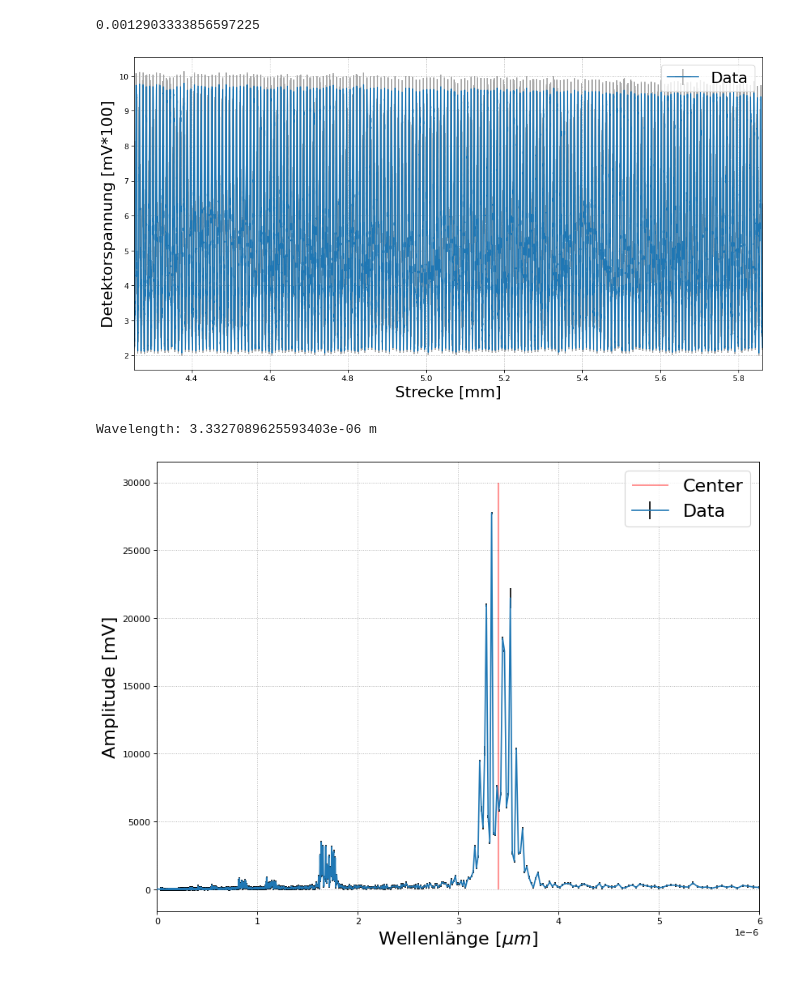
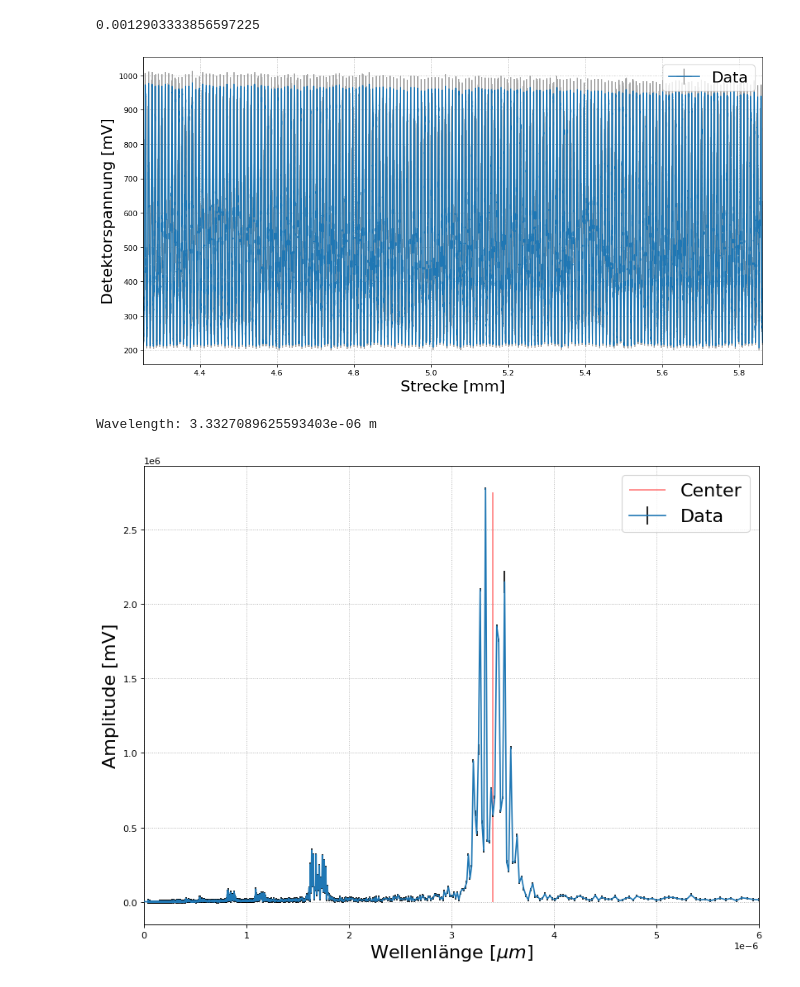
Before and after one commit to Friedrich-Jahns/Fortgeschrittenen-Praktikum-Physik, a Jupyter notebook: FP4_Michelson/A3/A3_fft.ipynb, the cells around one changed output. Drawn from its saved outputs; the diff is of its cells as text; code cells hidden in the pictures.

```diff
--- a/FP4_Michelson/A3/A3_fft.ipynb
+++ b/FP4_Michelson/A3/A3_fft.ipynb
@@ -19,6 +19,7 @@ with open('Res/cp-cal_res.txt','r') as tf:
 
 data = f.channel_to_pos(data,cal)
 # %%
+data[1] = data[1]*100
 yerr = 0.035339825186025027*np.abs(data[1])
 print(np.mean(data[2]))
 # %% [output]
@@ -27,43 +28,43 @@ print(np.mean(data[2]))
 f.figsize(2)
 plt.errorbar(data[0],data[1],yerr=yerr,xerr=data[2],label = 'Data',ecolor='darkgray')
 
-f.form([4.2532,5.8615],xlabel='Strecke [mm]',ylabel='Detektorspannung [mV*100]',name='Res/A3_interferogramm.pdf')
+f.form([4.2532,5.8615],xlabel='Strecke [mm]',ylabel='Detektorspannung [mV]',name='Res/A3_interferogramm.pdf')
 # %% [output]
-[figure, old version]
+[figure, new version]
 # %%
 freq_scale = 2/5.127868608985219*1e-3
 
 intensity = data[1]
 position  = data[0]*freq_scale
 
 
 intensity -= np.mean(intensity)
 
 
 freqs = np.fft.fftfreq(len(intensity), d=((np.mean(np.diff(position)))))
 fft_int = np.fft.fft(intensity)
-fft_err = np.fft.fft(yerr).clip(100)
+fft_err = np.fft.fft(yerr).clip(100*100)
 
 
 peak_idx = np.argmax(np.abs(fft_int))
 peak_freq = freqs[peak_idx]
 
 
 #plt.style.use('seaborn-v0_8-darkgrid')
 
 print(f"Wavelength: {1/peak_freq} m")
 
 freqs = 1/freqs
 
 f.figsize(1)
 
 plt.errorbar(freqs, np.abs(fft_int),yerr=np.abs(fft_err),ecolor='k',zorder=10,label='Data')
 plt.xlim(0,0.6e-5)
-plt.vlines(3.4032e-06,0,30000,colors="r",zorder=5,alpha = 0.5,label='Center')
+plt.vlines(3.4032e-06,0,2.75e6,colors="r",zorder=5,alpha = 0.5,label='Center')
 f.form(xlabel=f'Wellenlänge [$\mu m$]',ylabel='Amplitude [mV]')
 # %% [output]
 Wavelength: 3.3327089625593403e-06 m
-[figure, old version]
+[figure, new version]
 # %%
 dat = [freqs, np.abs(fft_int),np.abs(fft_err)]
 
```
Also changed, not shown: parts of 1 cell of this notebook, 10 other files.
